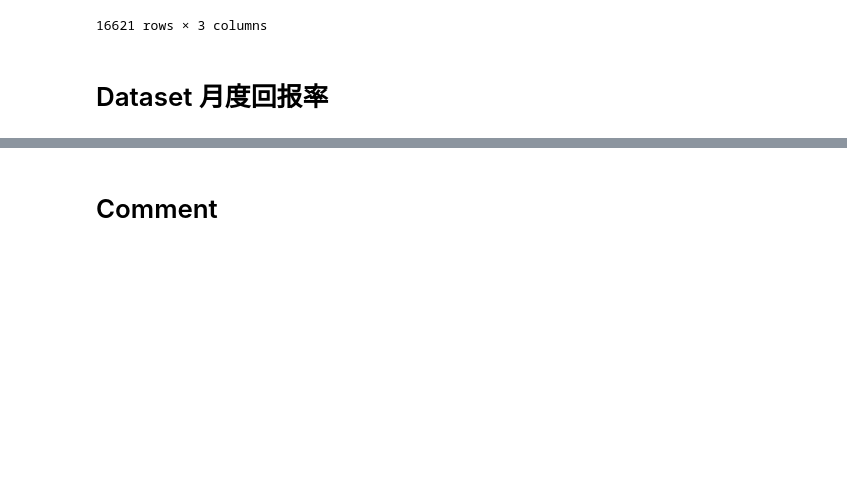
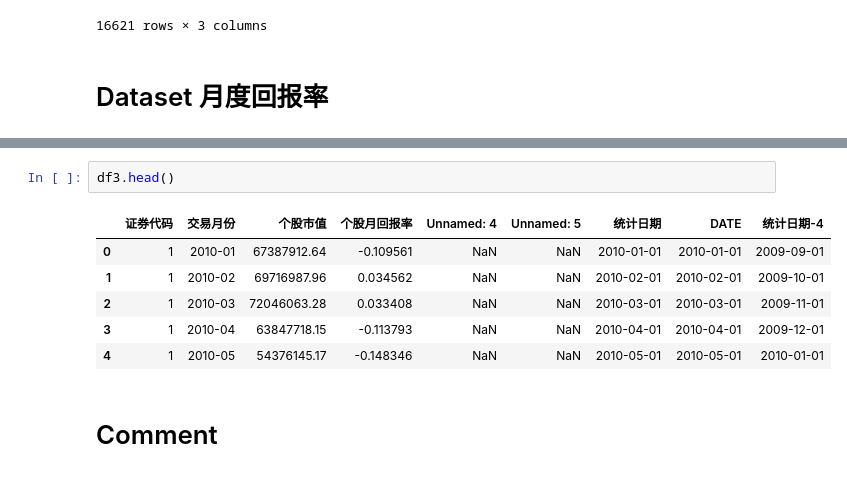
Before and after one commit to Prussia/playJupyter, a Jupyter notebook: testproj/计算加权回报率.ipynb, the cells around one changed output, grey strips where cells are left out. Drawn from its saved outputs; the diff is of its cells as text; blank space fills up the shorter version.

```diff
--- a/testproj/计算加权回报率.ipynb
+++ b/testproj/计算加权回报率.ipynb
@@ -707,3 +746,12 @@ df3.info
+# %%
+df3.head()
+# %% [output]
+|  | 证券代码 | 交易月份 | 个股市值 | 个股月回报率 | Unnamed: 4 | Unnamed: 5 | 统计日期 | DATE | 统计日期-4 |
+| 0 | 1 | 2010-01 | 67387912.64 | -0.109561 | NaN | NaN | 2010-01-01 | 2010-01-01 | 2009-09-01 |
+| 1 | 1 | 2010-02 | 69716987.96 | 0.034562 | NaN | NaN | 2010-02-01 | 2010-02-01 | 2009-10-01 |
+| 2 | 1 | 2010-03 | 72046063.28 | 0.033408 | NaN | NaN | 2010-03-01 | 2010-03-01 | 2009-11-01 |
+| 3 | 1 | 2010-04 | 63847718.15 | -0.113793 | NaN | NaN | 2010-04-01 | 2010-04-01 | 2009-12-01 |
+| 4 | 1 | 2010-05 | 54376145.17 | -0.148346 | NaN | NaN | 2010-05-01 | 2010-05-01 | 2010-01-01 |
 # %% [markdown]
 # Comment
 # %%
```
Also changed, not shown: parts of 14 cells of this notebook.
